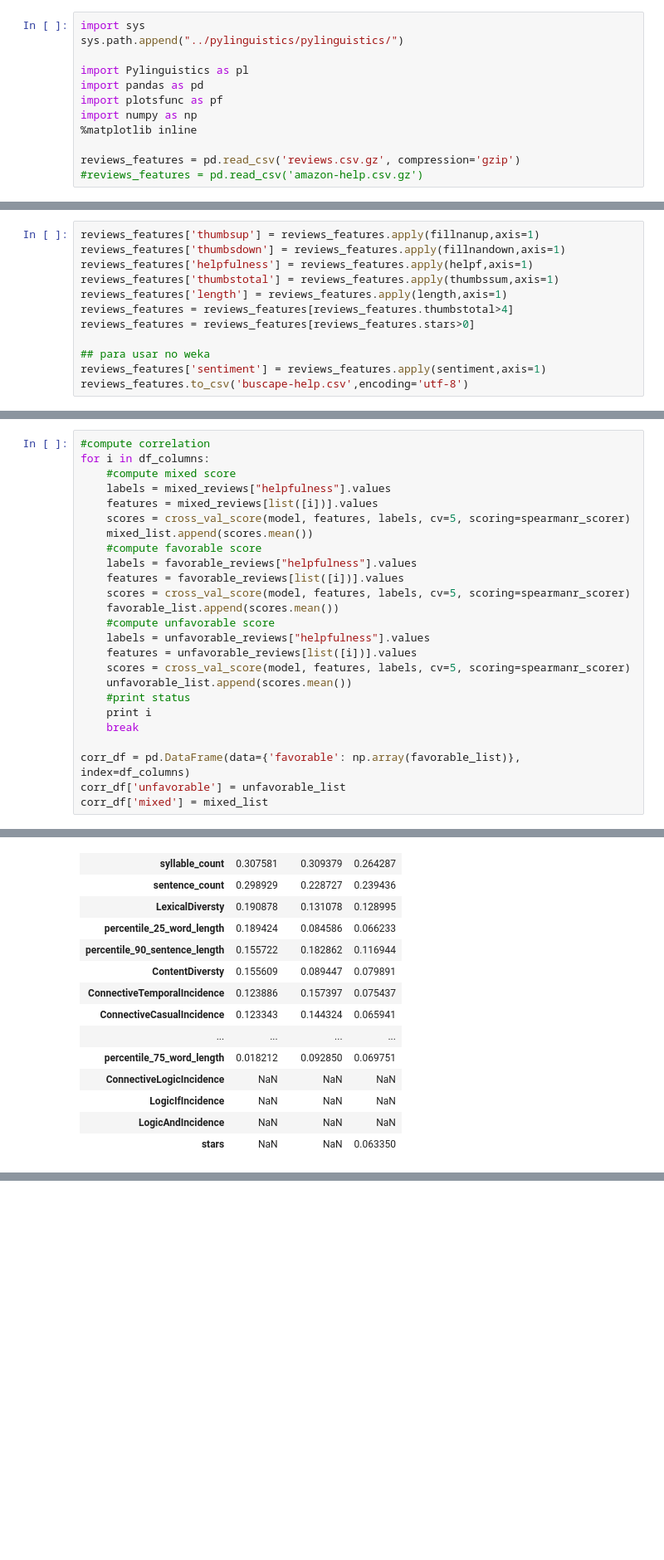
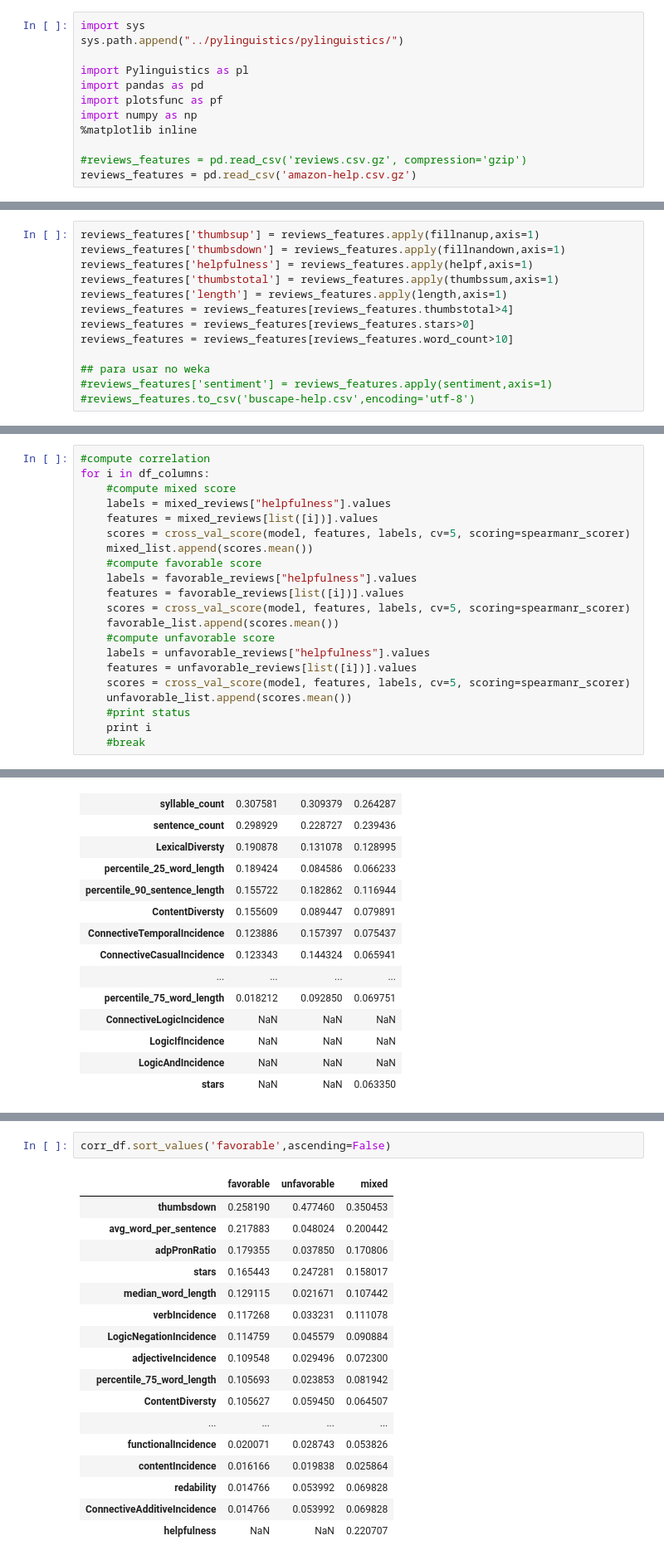
Before and after one commit to heukirne/pyreviews, a Jupyter notebook: experiments/descriptive_features.ipynb, the cells around one changed output, grey strips where cells are left out. Shown at 83% size. Cells and saved outputs as stored; diff of their text form; blank space fills up the shorter version.

Commit message:
add amazon correlation features

```diff
--- a/experiments/descriptive_features.ipynb
+++ b/experiments/descriptive_features.ipynb
@@ -12,8 +12,8 @@ import plotsfunc as pf
 import numpy as np
 %matplotlib inline
 
-reviews_features = pd.read_csv('reviews.csv.gz', compression='gzip')
-#reviews_features = pd.read_csv('amazon-help.csv.gz')
+#reviews_features = pd.read_csv('reviews.csv.gz', compression='gzip')
+reviews_features = pd.read_csv('amazon-help.csv.gz')
 # %%
 ## adiciona coluna de helpfulness no corpus
 def helpf(x):
@@ -61,10 +61,11 @@ reviews_features['thumbstotal'] = reviews_features.apply(thumbssum,axis=1)
 reviews_features['length'] = reviews_features.apply(length,axis=1)
 reviews_features = reviews_features[reviews_features.thumbstotal>4]
 reviews_features = reviews_features[reviews_features.stars>0]
+reviews_features = reviews_features[reviews_features.word_count>10]
 
 ## para usar no weka
-reviews_features['sentiment'] = reviews_features.apply(sentiment,axis=1)
-reviews_features.to_csv('buscape-help.csv',encoding='utf-8')
+#reviews_features['sentiment'] = reviews_features.apply(sentiment,axis=1)
+#reviews_features.to_csv('buscape-help.csv',encoding='utf-8')
 # %%
 def mean_data(df):
     mean_stats = []
@@ -188,8 +190,4 @@ for i in df_columns:
     unfavorable_list.append(scores.mean())
     #print status
     print i
-    break
-
-corr_df = pd.DataFrame(data={'favorable': np.array(favorable_list)}, index=df_columns)
-corr_df['unfavorable'] = unfavorable_list
-corr_df['mixed'] = mixed_list
+    #break
@@ -233,0 +222,20 @@ corr_df.sort_values('favorable',ascending=False)
+# %%
+corr_df.sort_values('favorable',ascending=False)
+# %% [output]
+|  | favorable | unfavorable | mixed |
+| thumbsdown | 0.258190 | 0.477460 | 0.350453 |
+| avg_word_per_sentence | 0.217883 | 0.048024 | 0.200442 |
+| adpPronRatio | 0.179355 | 0.037850 | 0.170806 |
+| stars | 0.165443 | 0.247281 | 0.158017 |
+| median_word_length | 0.129115 | 0.021671 | 0.107442 |
+| verbIncidence | 0.117268 | 0.033231 | 0.111078 |
+| LogicNegationIncidence | 0.114759 | 0.045579 | 0.090884 |
+| adjectiveIncidence | 0.109548 | 0.029496 | 0.072300 |
+| percentile_75_word_length | 0.105693 | 0.023853 | 0.081942 |
+| ContentDiversty | 0.105627 | 0.059450 | 0.064507 |
+| ... | ... | ... | ... |
+| functionalIncidence | 0.020071 | 0.028743 | 0.053826 |
+| contentIncidence | 0.016166 | 0.019838 | 0.025864 |
+| redability | 0.014766 | 0.053992 | 0.069828 |
+| ConnectiveAdditiveIncidence | 0.014766 | 0.053992 | 0.069828 |
+| helpfulness | NaN | NaN | 0.220707 |
```
Also changed, not shown: parts of 5 cells of this notebook, 1 other file.
